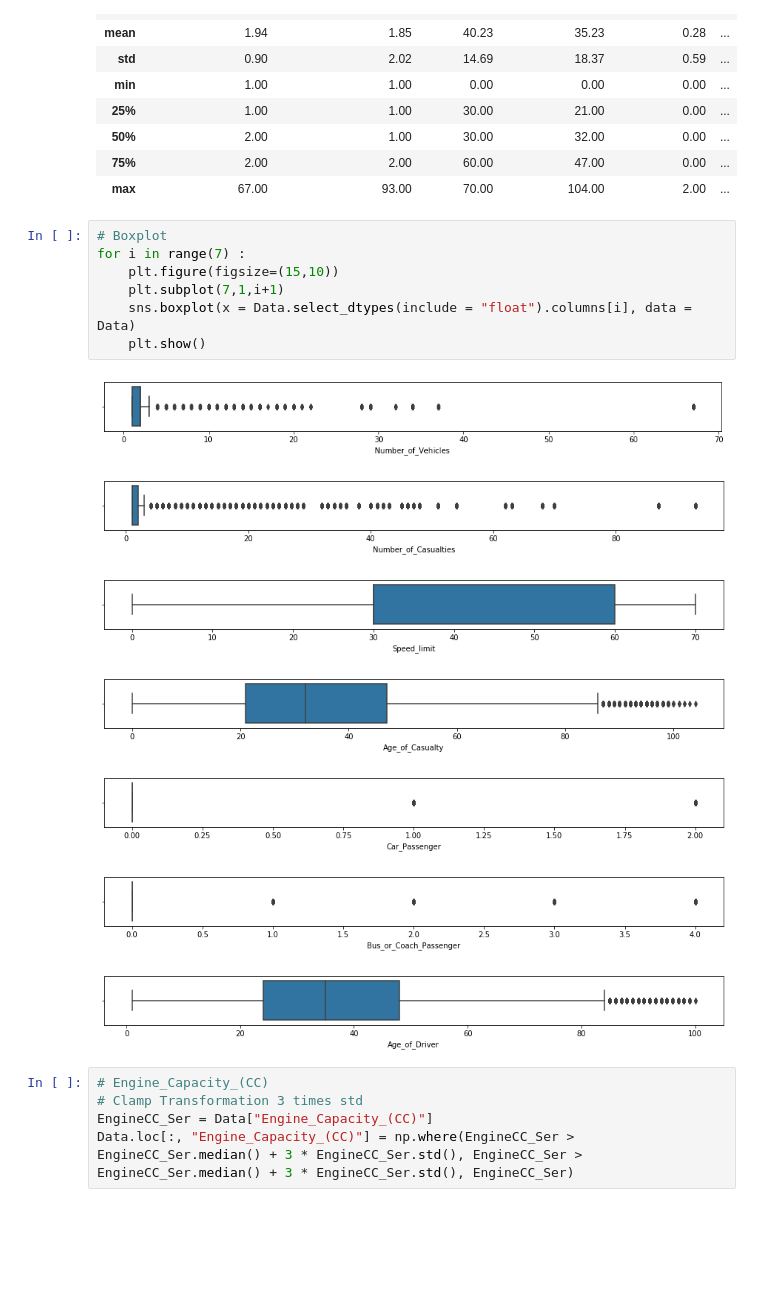
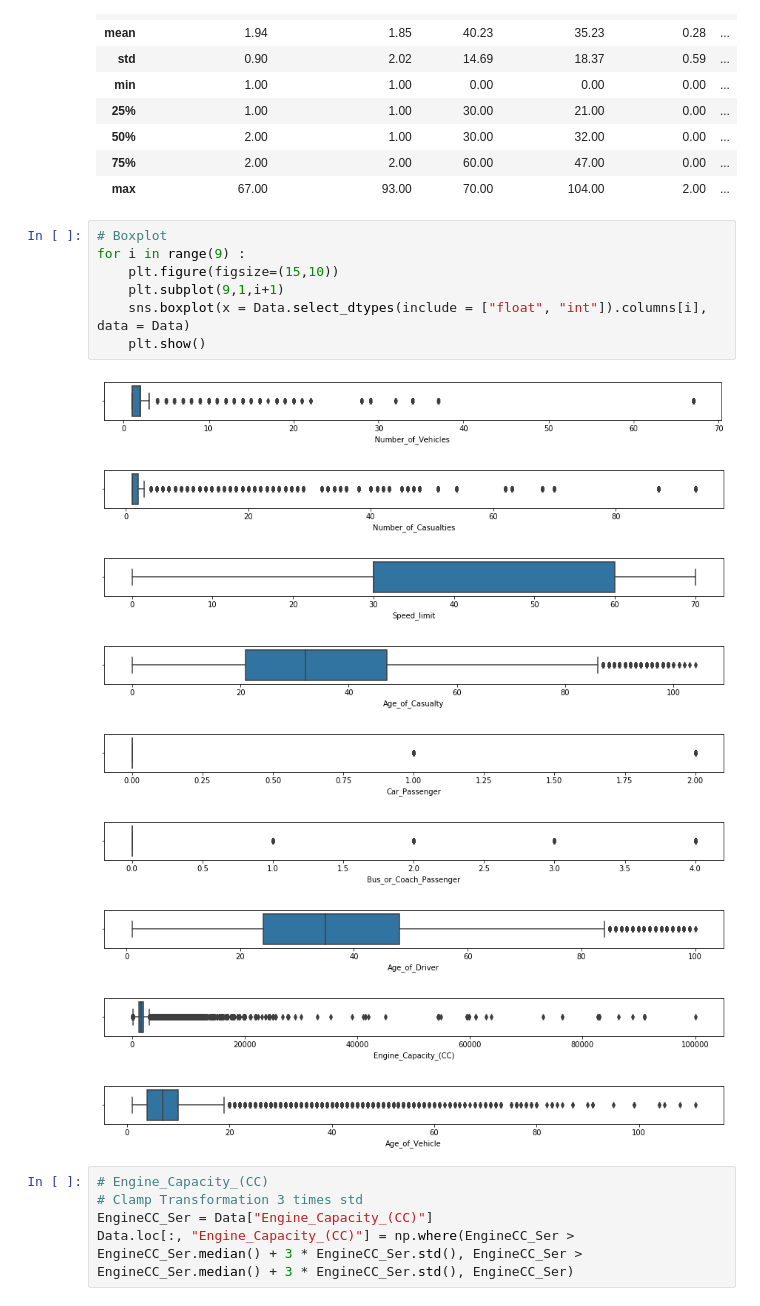
Before and after one commit to ChenTaHung/Business-Data-Analytics, a Jupyter notebook: Step 3_Data Manipulation.ipynb, the cells around one changed output. Drawn from its saved outputs; the diff is of its cells as text; blank space fills up the shorter version.

```diff
--- a/Step 3_Data Manipulation.ipynb
+++ b/Step 3_Data Manipulation.ipynb
@@ -255,19 +255,21 @@ Data.select_dtypes(include = ["float", "int"]).describe()
 | max | 67.00 | 93.00 | 70.00 | 104.00 | 2.00 | ... |
 # %%
 # Boxplot
-for i in range(7) :
+for i in range(9) :
     plt.figure(figsize=(15,10))
-    plt.subplot(7,1,i+1)
-    sns.boxplot(x = Data.select_dtypes(include = "float").columns[i], data = Data)
+    plt.subplot(9,1,i+1)
+    sns.boxplot(x = Data.select_dtypes(include = ["float", "int"]).columns[i], data = Data)
     plt.show()
 # %% [output]
-[figure, old version]
+[figure, new version]
-[figure, old version]
+[figure, new version]
-[figure, old version]
+[figure, new version]
-[figure, old version]
+[figure, new version]
-[figure, old version]
+[figure, new version]
-[figure, old version]
+[figure, new version]
-[figure, old version]
+[figure, new version]
+[figure, added]
+[figure, added]
 # %%
 # Engine_Capacity_(CC)
 # Clamp Transformation 3 times std
```
Also changed, not shown: parts of 1 cell of this notebook, 1 other file.
